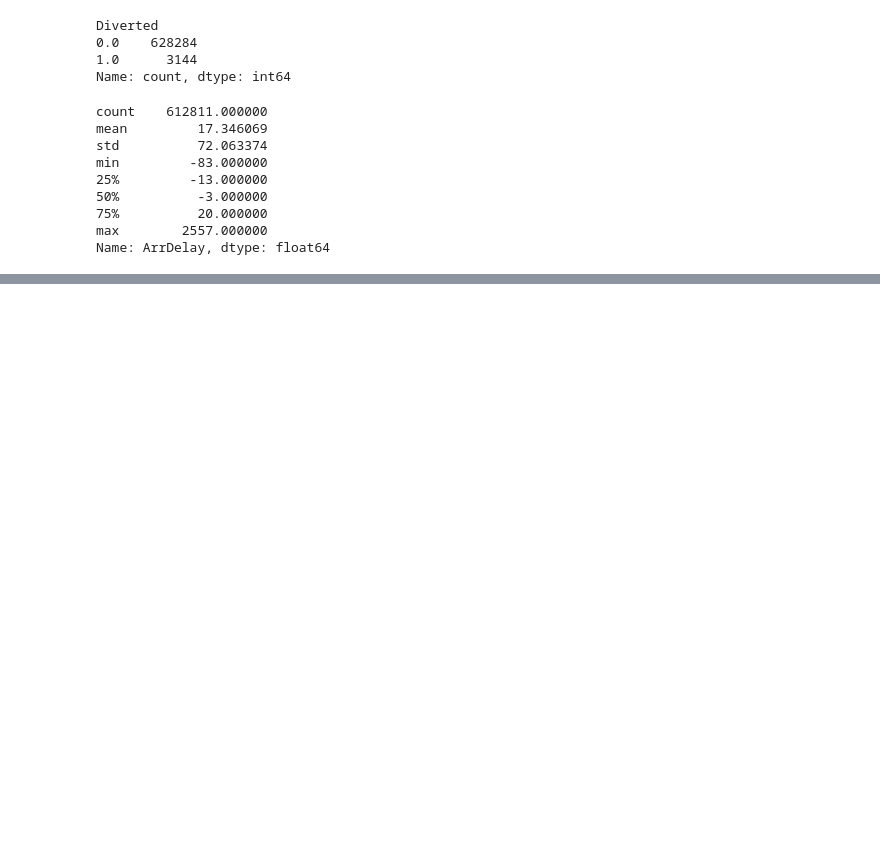
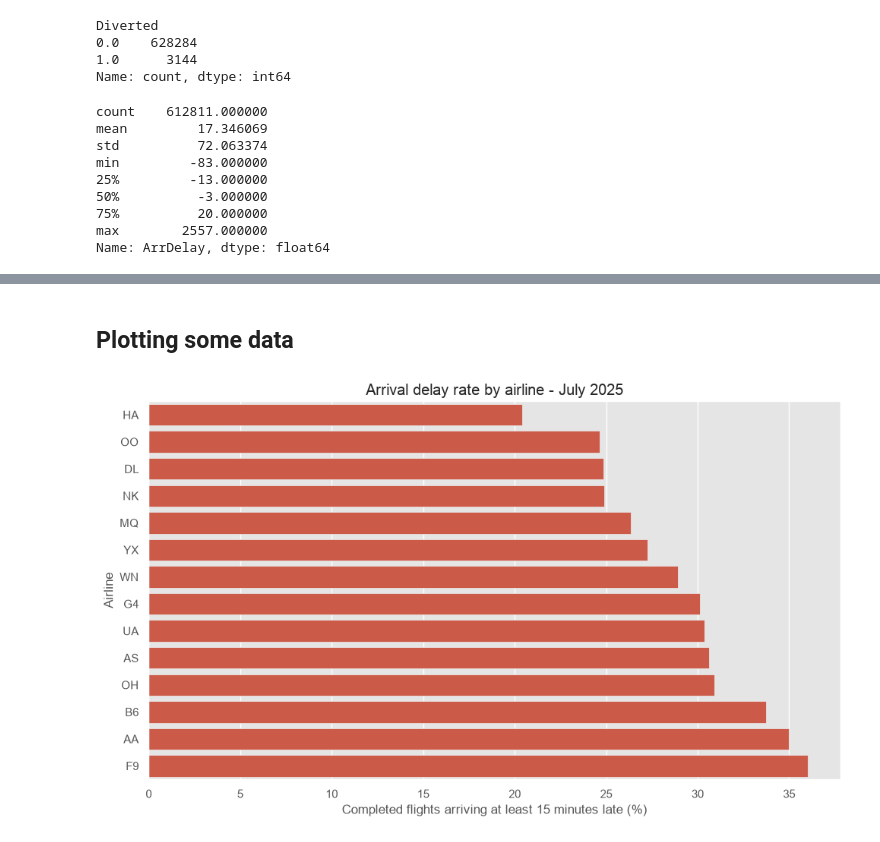
Before and after one commit to aerostepan/FlightDelayPrediction, a Jupyter notebook: FlightDelayLab.ipynb, the cells around one changed output, grey strips where cells are left out. Drawn from its saved outputs; the diff is of its cells as text; code cells hidden in the pictures; blank space fills up the shorter version.

Commit message:
First plots after cleaning

```diff
--- a/FlightDelayLab.ipynb
+++ b/FlightDelayLab.ipynb
@@ -6,3 +8,5 @@ import matplotlib.pyplot as plt
 import seaborn as sns
 
 sns.set_theme(style="whitegrid")
+plt.style.use("ggplot")
+pd.set_option('display.max_columns', 200)
@@ -119,0 +141,16 @@ completed["positive_delay"] = completed["ArrDelay"].clip(lower=0)
+# %%
+airline_summary = (
+    completed.groupby('Reporting_Airline')
+    .agg(
+        eligible_flights=('is_delayed','size'),
+        delay_rate=('is_delayed','mean'),
+        mean_positive_delays=('positive_delay','mean'),
+        median_positive_delays=('positive_delay','median'),
+        p90_positive_delay=(
+            'positive_delay',
+            lambda values: values.quantile(0.90)
+        ),
+    )
+    .sort_values('delay_rate')
+)
+display(airline_summary)
@@ -119,0 +198,26 @@ completed["positive_delay"] = completed["ArrDelay"].clip(lower=0)
+# %% [markdown]
+## Plotting some data
+# %%
+plot_data = airline_summary.reset_index()
+plot_data['delay_percent'] = plot_data['delay_rate'] * 100
+
+fig,ax = plt.subplots(figsize=(10,6))
+
+sns.barplot(
+    data=plot_data,
+    x='delay_percent',
+    y='Reporting_Airline',
+    errorbar=None,
+    ax=ax
+)
+
+ax.set(
+    title='Arrival delay rate by airline - July 2025',
+    xlabel='Completed flights arriving at least 15 minutes late (%)',
+    ylabel='Airline'
+)
+
+plt.tight_layout()
+plt.show()
+# %% [output]
+[figure, added]
```
Also changed, not shown: parts of 11 cells of this notebook.
